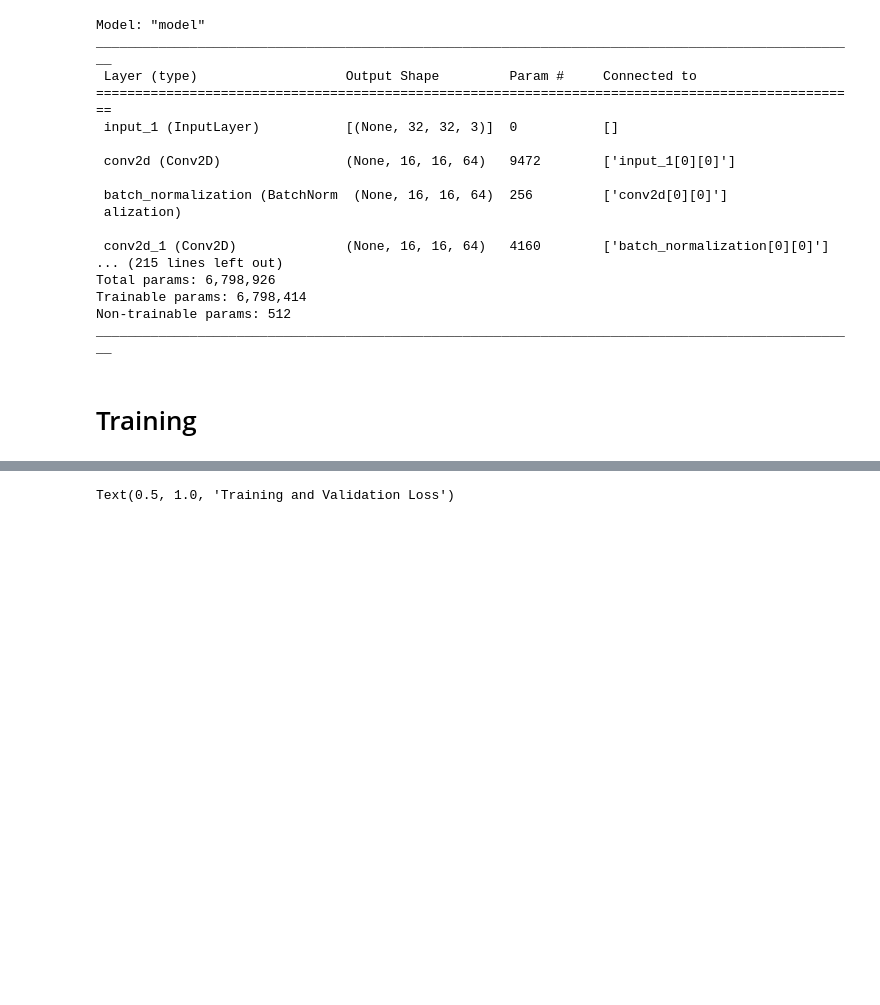
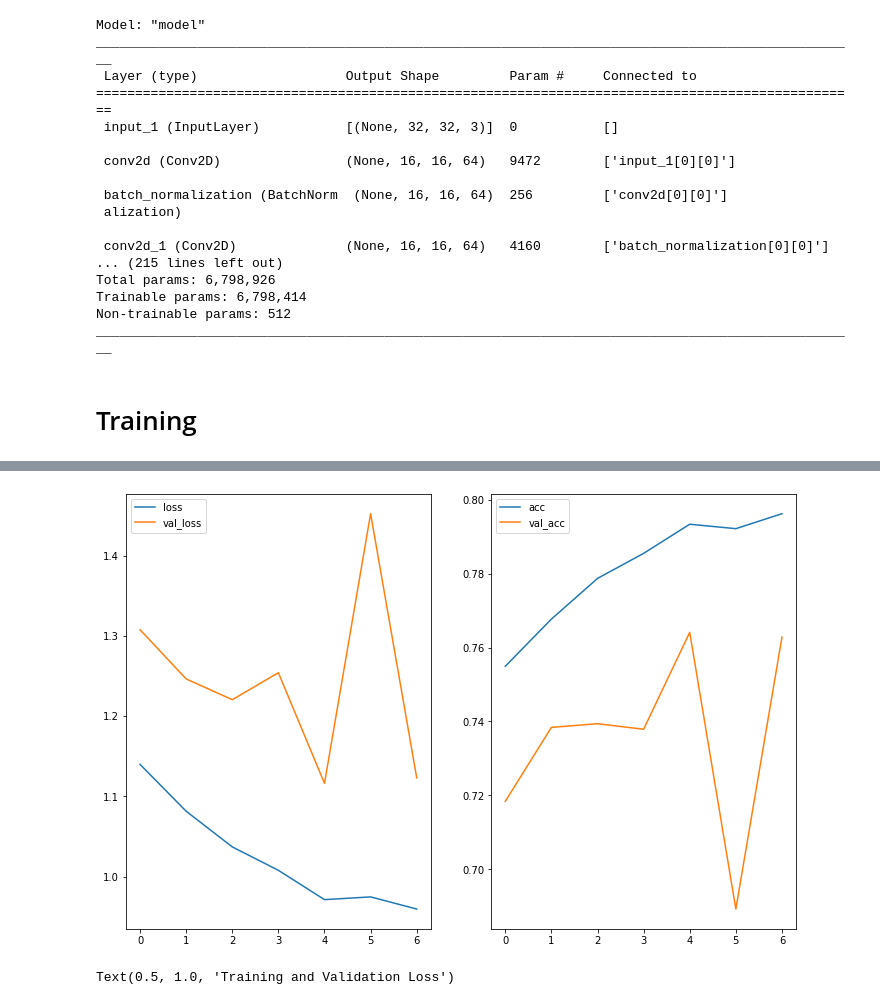
Before and after one commit to KimRass/warehouse, a Jupyter notebook: Data Science/Machine Learning/Computer Vision/CIFAR-10 & GoogLeNet (Image Classification).ipynb, the cells around one changed output, grey strips where cells are left out. Saved outputs shown, nothing was run; the diff lists cells and outputs as text; code cells hidden in the pictures; blank space fills up the shorter version.

```diff
--- a/Data Science/Machine Learning/Computer Vision/CIFAR-10 & GoogLeNet (Image Classification).ipynb
+++ b/Data Science/Machine Learning/Computer Vision/CIFAR-10 & GoogLeNet (Image Classification).ipynb
@@ -131,5 +133,5 @@ flow_val = gen_flow(X_tr_val, y_tr_val, subset="validation")
 es = EarlyStopping(monitor="val_loss", mode="auto", verbose=1, patience=2)
 model_path = "googlenet_cifar10.h5"
 mc = ModelCheckpoint(filepath=model_path, monitor="outputs3_acc", mode="auto", verbose=1, save_best_only=True)
-hist = model.fit(x=generator(flow_tr), validation_data=generator(flow_val), epochs=16, steps_per_epoch=len(flow_tr), validation_steps=len(flow_val), callbacks=[es, mc])
+hist = model.fit(x=generator(flow_tr), validation_data=generator(flow_val), epochs=32, steps_per_epoch=len(flow_tr), validation_steps=len(flow_val), callbacks=[es, mc])
 # %% [output]
@@ -137,12 +155,14 @@ Epoch 1/16
 # %%
 fig, axes = plt.subplots(1, 2, figsize=(12, 8))
 axes[0].plot(hist.history["loss"][1:], label="loss");
 axes[0].plot(hist.history["val_loss"][1:], label="val_loss");
 axes[0].legend();
 
-axes[1].plot(hist.history["acc"][1:], label="acc");
-axes[1].plot(hist.history["val_acc"][1:], label="val_acc");
+axes[1].plot(hist.history["outputs3_acc"][1:], label="acc");
+axes[1].plot(hist.history["val_outputs3_acc"][1:], label="val_acc");
 axes[1].legend();
+# %% [output]
+[figure, added]
 # %%
 epochs = 12
 fig, (ax1, ax2) = plt.subplots(1, 2, figsize=(8, 8))
```
Also changed, not shown: parts of 2 cells of this notebook.
